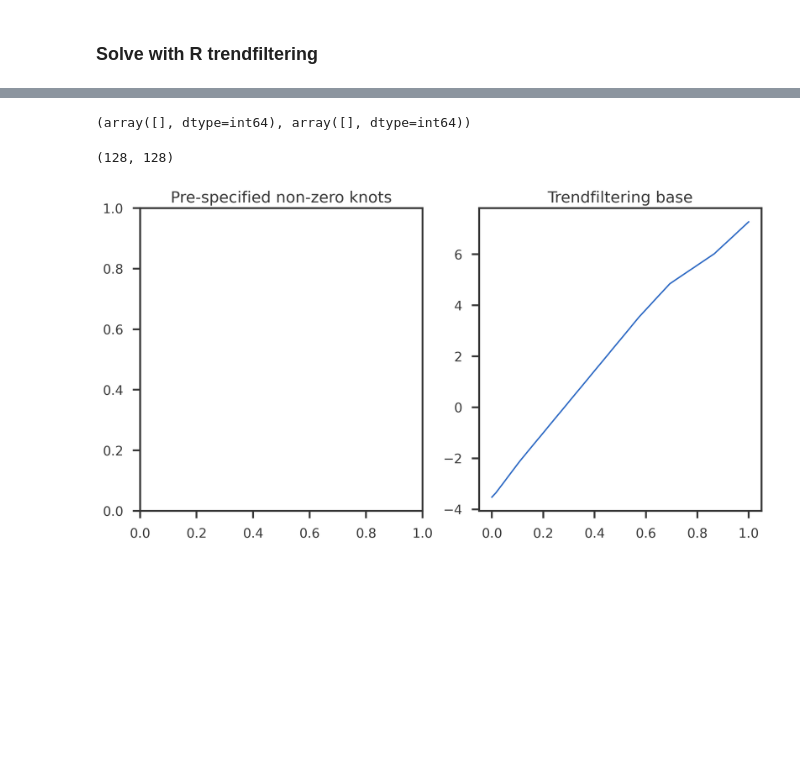
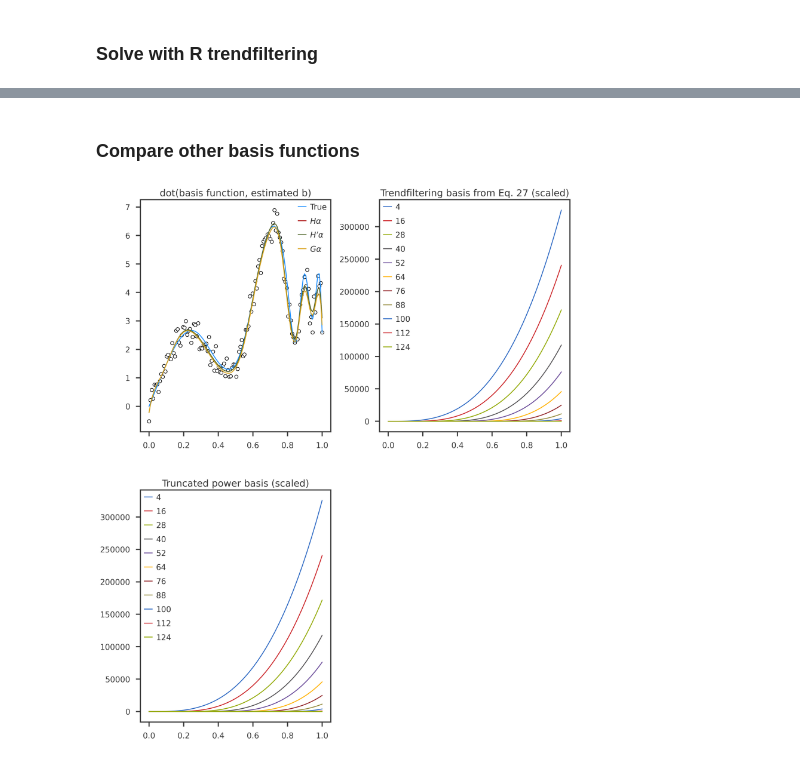
Before and after one commit to banskt/mr-ash-pen-workspace, a Jupyter notebook: notebooks/trendfiltering_examples/understanding_splines_bases.ipynb, the cells around one changed output, grey strips where cells are left out. Saved outputs shown, nothing was run; the diff lists cells and outputs as text; code cells hidden in the pictures; blank space fills up the shorter version.

```diff
--- a/notebooks/trendfiltering_examples/understanding_splines_bases.ipynb
+++ b/notebooks/trendfiltering_examples/understanding_splines_bases.ipynb
@@ -347,4 +308,0 @@ array([ 0.00000000e+00,  4.05052290e+04,  4.31559293e+02, -1.16978124e+02,
-# %%
-np.where(np.abs(Dinv(n, K) - np.linalg.inv(Minv)) > 0.0001)
-# %% [output]
-(array([], dtype=int64), array([], dtype=int64))
@@ -353,18 +309,52 @@ H = trendfiltering_basis(n, 1)
-# %%
-H.shape
-# %% [output]
-(128, 128)
-# %%
-fig = plt.figure(figsize = (12, 6))
-ax1 = fig.add_subplot(121)
-ax2 = fig.add_subplot(122)
-
-
-ax2.plot(x, np.dot(H, btrue* 6))
-
-ax1.set_title("Pre-specified non-zero knots")
-ax2.set_title("Trendfiltering base")
-
-plt.show()
-# %% [output]
-[figure, removed]
+# %% [markdown]
+### Compare other basis functions
+# %%
+fig = plt.figure(figsize = (12, 14))
+nrow = 2
+ncol = 2
+ax1 = fig.add_subplot(nrow, ncol, 1)
+ax2 = fig.add_subplot(nrow, ncol, 2)
+ax3 = fig.add_subplot(nrow, ncol, 3)
+
+tnorm = np.power(n, degree) / np.math.factorial(degree)
+dmatch = degree + 1
+
+'''
+Basis functions in Tibshirani 2014, eq 27
+Requires scaling and mapping the first k+1 basis functions
+'''
+tf_bases_27 = trendfiltering_basis_tibshirani(n, degree) * tnorm
+tf_bases_27[:, :dmatch] = tf_bases[:, :dmatch]
+
+'''
+Truncated power basis functions
+Requires scaling and mapping the first K+1 basis functions
+'''
+tp_bases = model.basis_matrix(n, n, degree) * tnorm
+tp_bases[:, :dmatch] = tf_bases[:, :dmatch]
+
+
+ax1.scatter(x, y, edgecolor = 'black', facecolor = 'white')
+ax1.plot(x, np.dot(tf_bases, ztrue), color = 'dodgerblue', label = 'True')
+ax1.plot(x, np.dot(tf_bases, bhat), color = 'firebrick', label = r'$H\alpha$')
+ax1.plot(x, np.dot(tf_bases_27, bhat), color = 'darkolivegreen', label = r'$H^{\prime}\alpha$')
+ax1.plot(x, np.dot(tp_bases, bhat), color = 'goldenrod', label = r'$G\alpha$')
+ax1.legend()
+ax1.set_title("dot(basis function, estimated b)")
+
+for i in range(dmatch, n, int(n/10)):
+# for i in range(dtmp + 1):
+    ax2.plot(x, tf_bases[:, i], label = f"{i}")
+ax2.legend()
+ax2.set_title("Trendfiltering basis from Eq. 27 (scaled)")
+for i in range(dmatch, n, int(n/10)):
+# for i in range(dtmp + 1):
+    ax3.plot(x, tf_bases_27[:, i], label = f"{i}")
+ax3.legend()
+ax3.set_title("Truncated power basis (scaled)")
+
+plt.tight_layout()
+plt.subplots_adjust(hspace = 0.25)
+plt.show()
+# %% [output]
+[figure, added]
```
Also changed, not shown: parts of 15 cells of this notebook, 4 other files.
